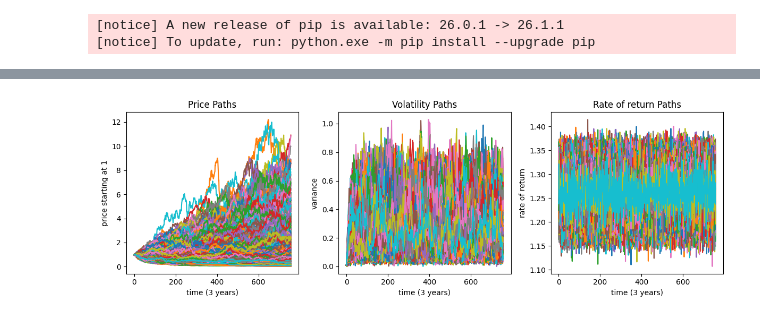
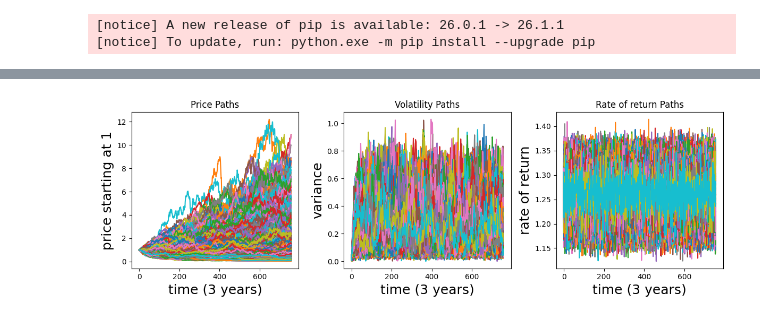
Before and after one commit to grayson-myers/portfolio-optimization-project, a Jupyter notebook: simulations_optimization.ipynb, the cells around one changed output, grey strips where cells are left out. Drawn from its saved outputs; the diff is of its cells as text; code cells hidden in the pictures.

```diff
--- a/simulations_optimization.ipynb
+++ b/simulations_optimization.ipynb
@@ -298,26 +279,26 @@ KeyboardInterrupt:
 # %%
 import matplotlib.pyplot as plt
 
 # ploting the price, volatility and rate of return
 fig, axs = plt.subplots(1, 3, figsize=(12, 4))
 
 # Access subplots by index
 axs[0].plot(P_paths)
 axs[0].set_title('Price Paths')
-axs[0].set_xlabel('time (3 years)')
-axs[0].set_ylabel('price starting at 1')
+axs[0].set_xlabel('time (3 years)', fontsize=18)
+axs[0].set_ylabel('price starting at 1', fontsize=18)
 
 axs[1].plot(V_paths)
 axs[1].set_title('Volatility Paths')
-axs[1].set_xlabel('time (3 years)')
-axs[1].set_ylabel('variance')
+axs[1].set_xlabel('time (3 years)', fontsize=18)
+axs[1].set_ylabel('variance', fontsize=18)
 
 axs[2].plot(mu_paths, label='rate of return')
-axs[2].set_title('Rate of return Paths')
-axs[2].set_xlabel('time (3 years)')
-axs[2].set_ylabel('rate of return')
+axs[2].set_title('Rate of return Paths', fontsize=18)
+axs[2].set_xlabel('time (3 years)', fontsize=18)
+axs[2].set_ylabel('rate of return', fontsize=18)
 
 plt.tight_layout() # Adjust spacing automatically
 plt.show()
 # %% [output]
-[figure, old version]
+[figure, new version]
```
Also changed, not shown: parts of 10 cells of this notebook, 2 other files.
